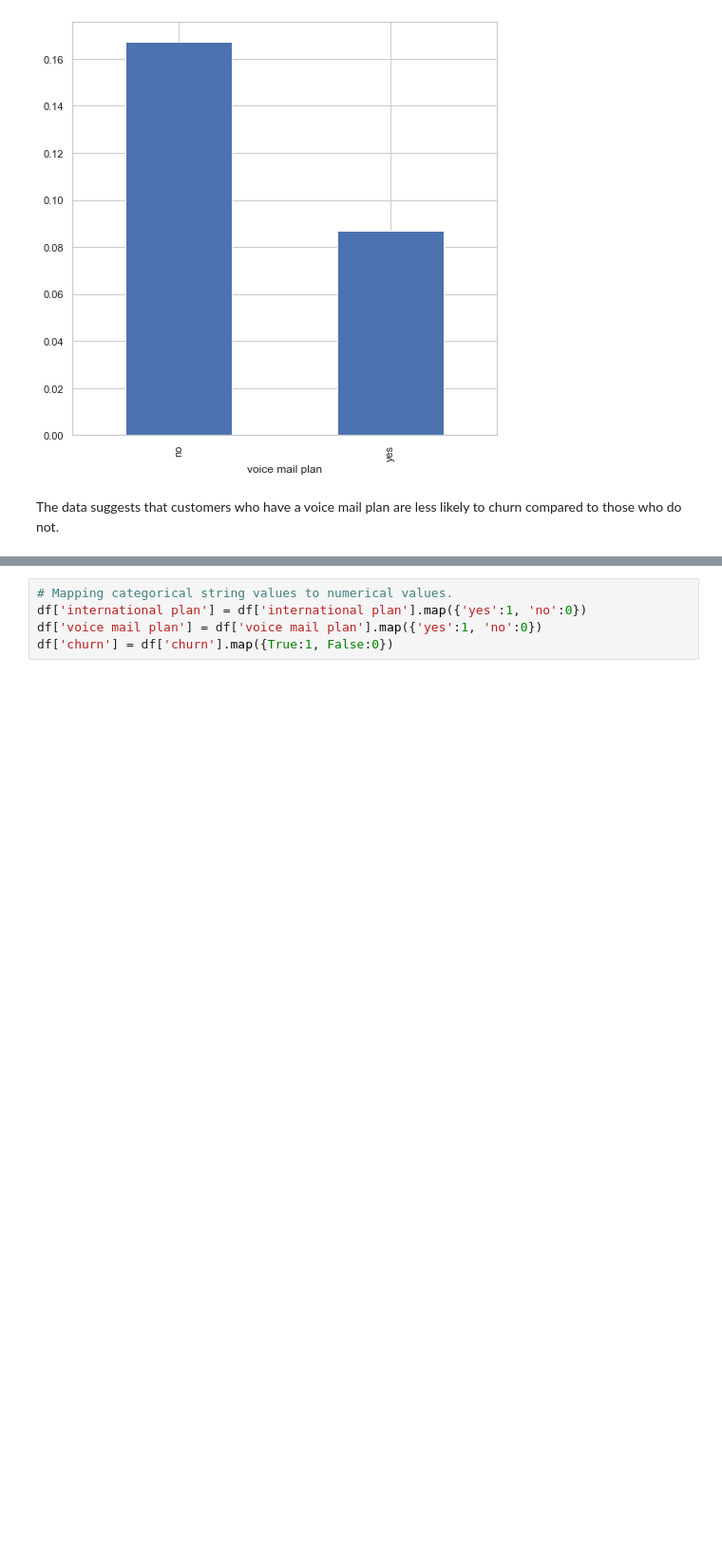
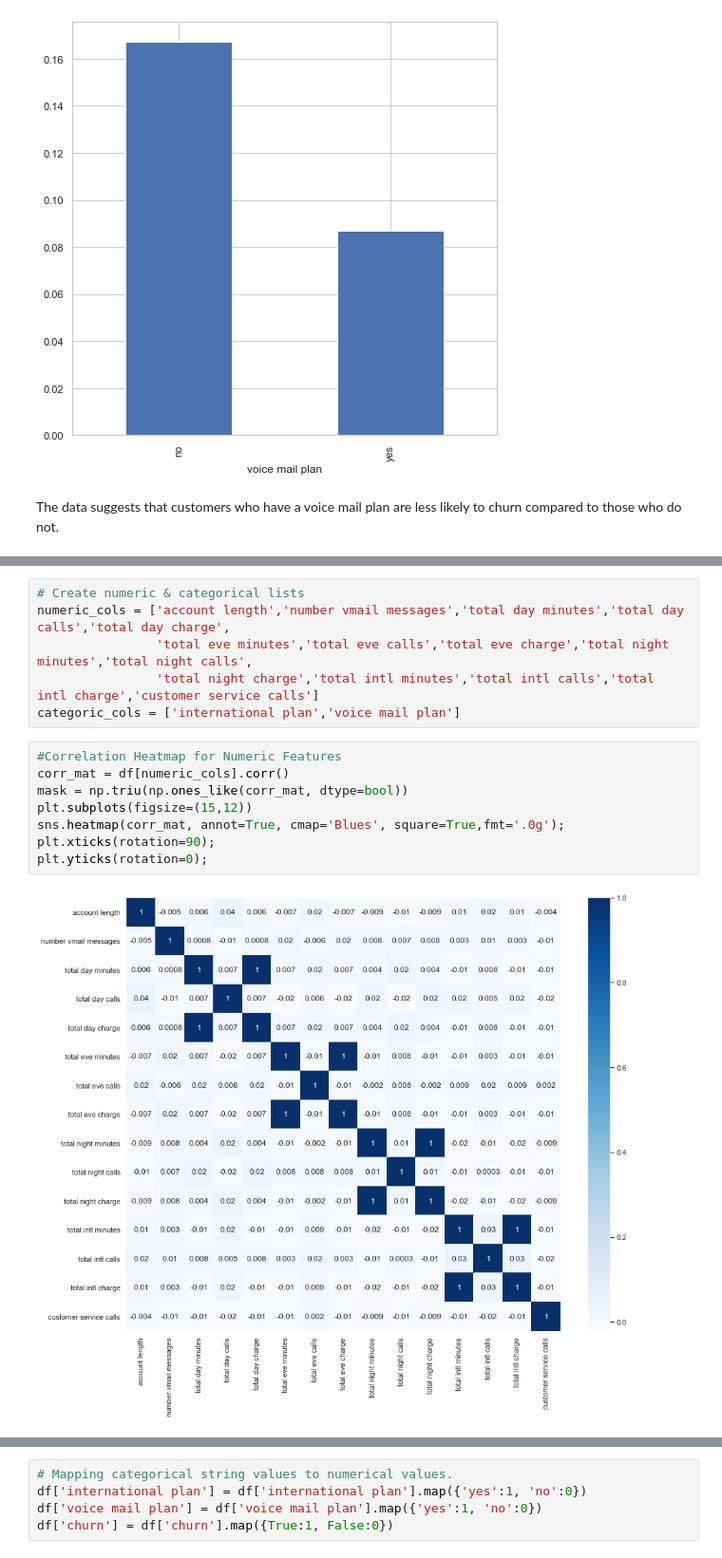
Before and after one commit to nyange21/TelecomChurnPredict-phase3, a Jupyter notebook: model.ipynb, the cells around one changed output, grey strips where cells are left out. Shown at 95% size. Drawn from its saved outputs; the diff is of its cells as text; blank space fills up the shorter version.

```diff
--- a/model.ipynb
+++ b/model.ipynb
@@ -224,0 +233,16 @@ The data suggests that as the number of customer service calls increases, the ch
+# %%
+# Create numeric & categorical lists
+numeric_cols = ['account length','number vmail messages','total day minutes','total day calls','total day charge',
+                'total eve minutes','total eve calls','total eve charge','total night minutes','total night calls',
+                'total night charge','total intl minutes','total intl calls','total intl charge','customer service calls']
+categoric_cols = ['international plan','voice mail plan']
+# %%
+#Correlation Heatmap for Numeric Features
+corr_mat = df[numeric_cols].corr()
+mask = np.triu(np.ones_like(corr_mat, dtype=bool))
+plt.subplots(figsize=(15,12))
+sns.heatmap(corr_mat, annot=True, cmap='Blues', square=True,fmt='.0g');
+plt.xticks(rotation=90);
+plt.yticks(rotation=0);
+# %% [output]
+[figure, added]
```
Also changed, not shown: parts of 16 cells of this notebook.
